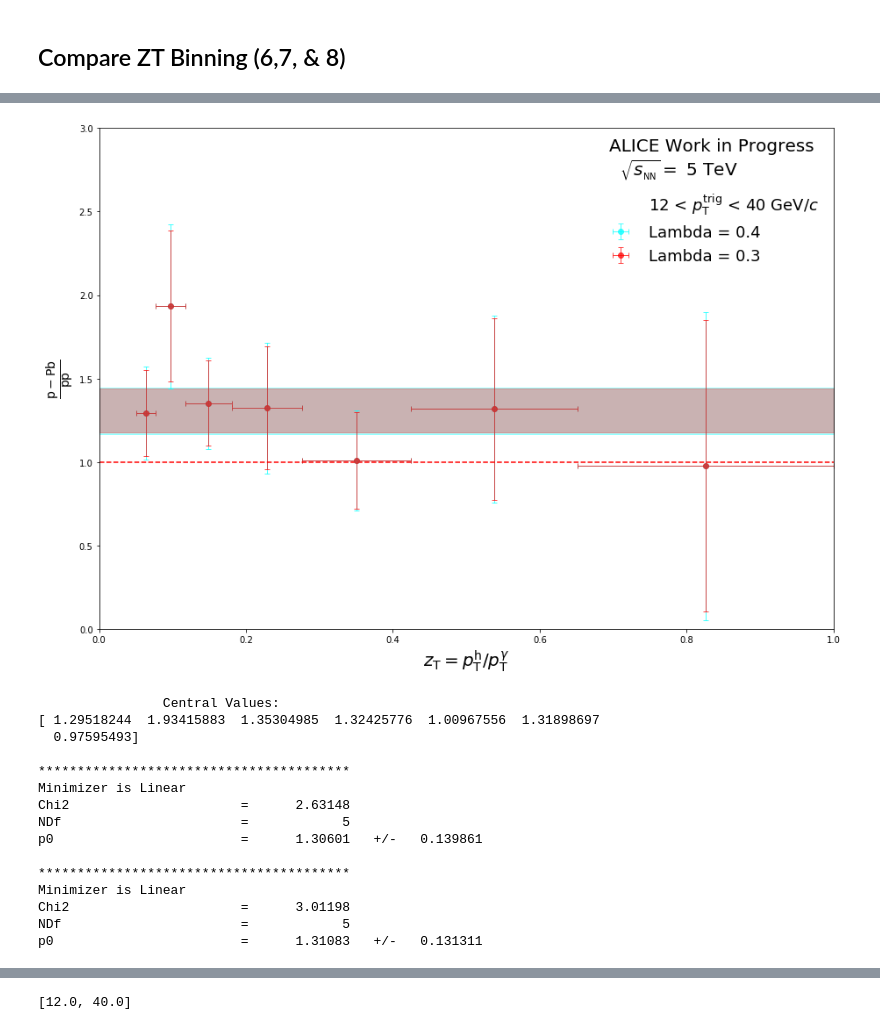
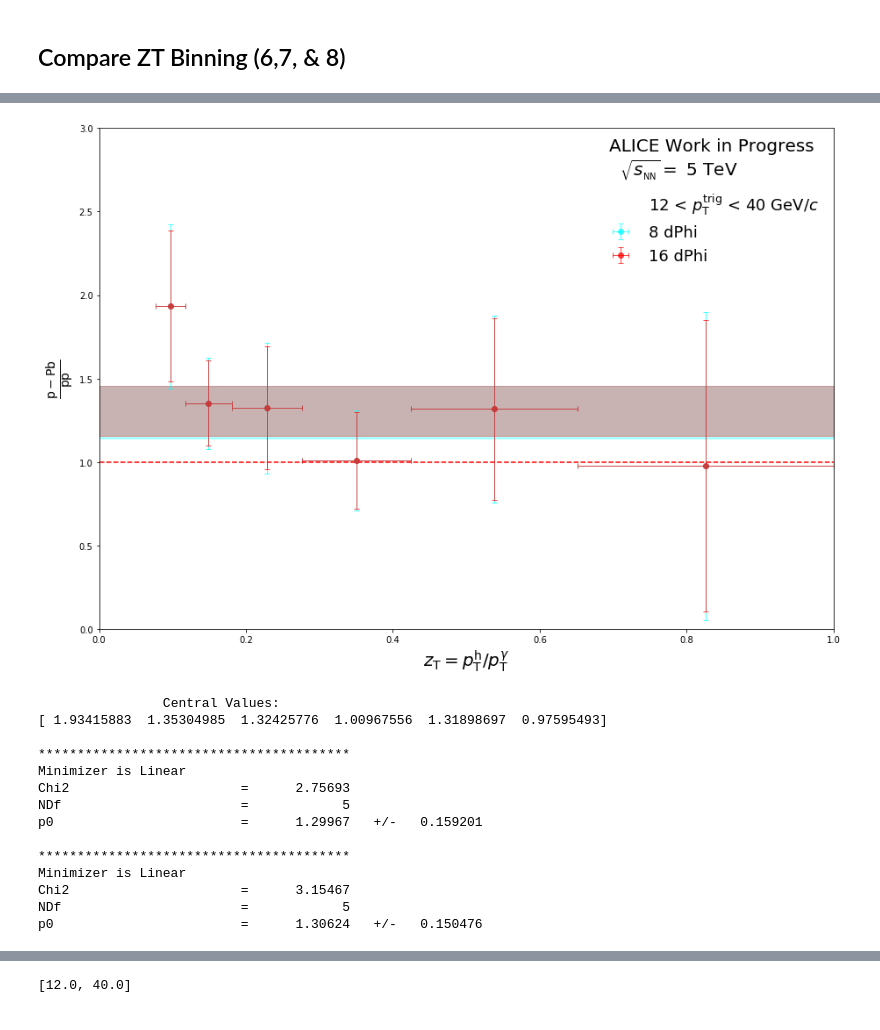
Before and after one commit to ftoralesacosta/GH_Correlations, a Jupyter notebook: Analysis_Notebooks/pythonic_correlations.ipynb, the cells around one changed output, grey strips where cells are left out. Drawn from its saved outputs; the diff is of its cells as text; code cells hidden in the pictures.

```diff
--- a/Analysis_Notebooks/pythonic_correlations.ipynb
+++ b/Analysis_Notebooks/pythonic_correlations.ipynb
@@ -487,23 +553,22 @@ reload(functions_fragmentation)
 from functions_fragmentation import *
 # %%
 strings = ["pT_Rebin_1","pT_Rebin_1_16dPhi"]
-string_descriptions = ["Lambda = 0.4", "Lambda = 0.3"]
+string_descriptions = ["8 dPhi", "16 dPhi"]
 colors = ["cyan","red"]
 Compare_pp_pPB_Avg_Ratio_lists(strings, string_descriptions,colors,True)
 # %% [output]
-[figure, old version]
+[figure, new version]
                 Central Values:
-[ 1.29518244  1.93415883  1.35304985  1.32425776  1.00967556  1.31898697
-  0.97595493]
+[ 1.93415883  1.35304985  1.32425776  1.00967556  1.31898697  0.97595493]
 
 ****************************************
 Minimizer is Linear
-Chi2                      =      2.63148
+Chi2                      =      2.75693
 NDf                       =            5
-p0                        =      1.30601   +/-   0.139861
+p0                        =      1.29967   +/-   0.159201
 
 ****************************************
 Minimizer is Linear
-Chi2                      =      3.01198
+Chi2                      =      3.15467
 NDf                       =            5
-p0                        =      1.31083   +/-   0.131311
+p0                        =      1.30624   +/-   0.150476
```
Also changed, not shown: parts of 23 cells of this notebook, 37 other files.
